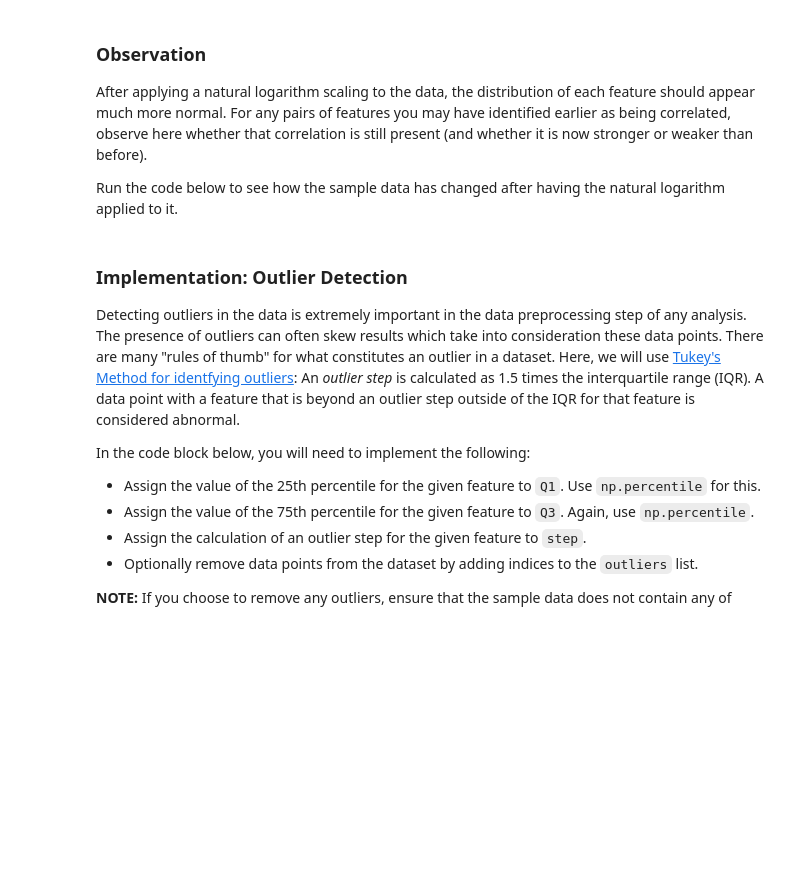
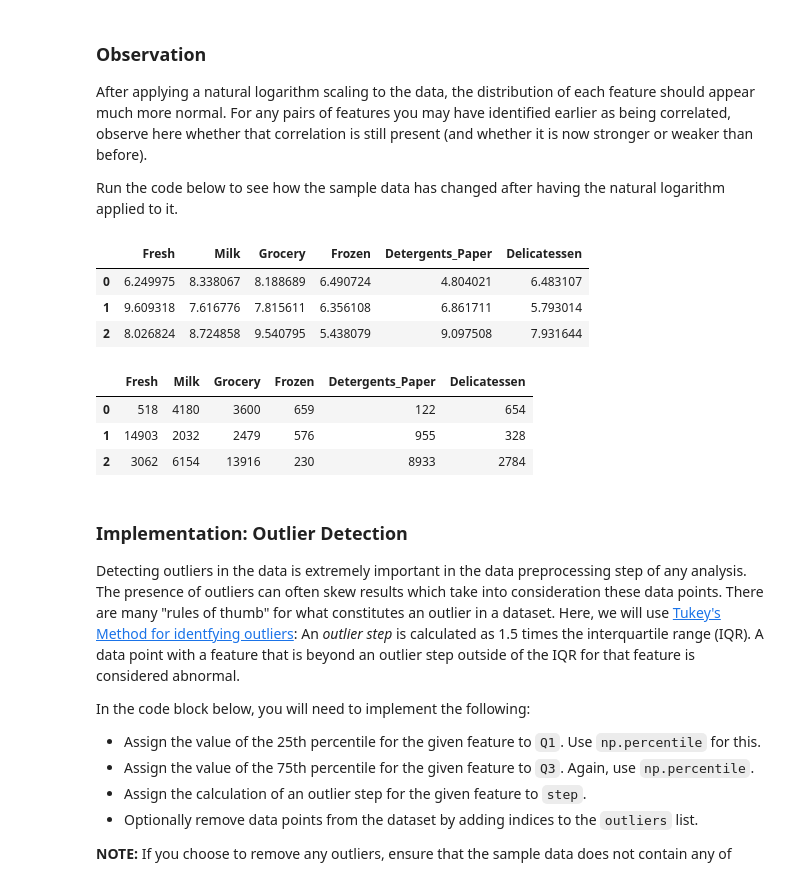
Before and after one commit to bb-blud/Udacity_Machine, a Jupyter notebook: P3/customer_segments.ipynb, the cells around one changed output. Saved outputs shown, nothing was run; the diff lists cells and outputs as text; code cells hidden in the pictures; blank space fills up the shorter version.

```diff
--- a/P3/customer_segments.ipynb
+++ b/P3/customer_segments.ipynb
@@ -184,7 +189,18 @@ After applying a natural logarithm scaling to the data, the distribution of each
 Run the code below to see how the sample data has changed after having the natural logarithm applied to it.
 # %%
 # Display the log-transformed sample data
+display(samples)
+print
 display(log_samples)
+# %% [output]
+|  | Fresh | Milk | Grocery | Frozen | Detergents_Paper | Delicatessen |
+| 0 | 6.249975 | 8.338067 | 8.188689 | 6.490724 | 4.804021 | 6.483107 |
+| 1 | 9.609318 | 7.616776 | 7.815611 | 6.356108 | 6.861711 | 5.793014 |
+| 2 | 8.026824 | 8.724858 | 9.540795 | 5.438079 | 9.097508 | 7.931644 |
+|  | Fresh | Milk | Grocery | Frozen | Detergents_Paper | Delicatessen |
+| 0 | 518 | 4180 | 3600 | 659 | 122 | 654 |
+| 1 | 14903 | 2032 | 2479 | 576 | 955 | 328 |
+| 2 | 3062 | 6154 | 13916 | 230 | 8933 | 2784 |
 # %% [markdown]
 ### Implementation: Outlier Detection
 Detecting outliers in the data is extremely important in the data preprocessing step of any analysis. The presence of outliers can often skew results which take into consideration these data points. There are many "rules of thumb" for what constitutes an outlier in a dataset. Here, we will use [Tukey's Method for identfying outliers](http://datapigtechnologies.com/blog/index.php/highlighting-outliers-in-your-data-with-the-tukey-method/): An *outlier step* is calculated as 1.5 times the interquartile range (IQR). A data point with a feature that is beyond an outlier step outside of the IQR for that feature is considered abnormal.
```
Also changed, not shown: parts of 10 cells of this notebook.
